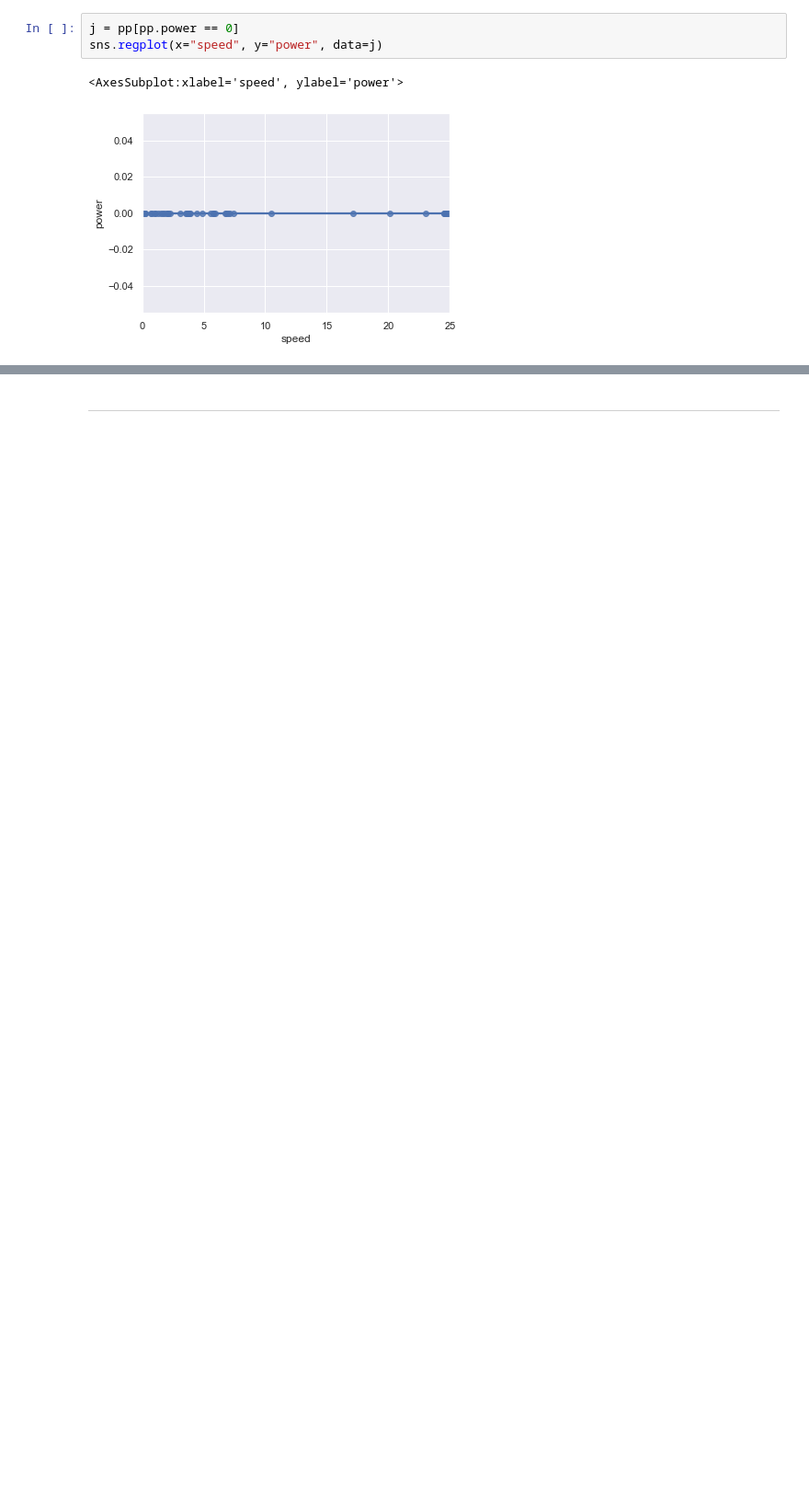
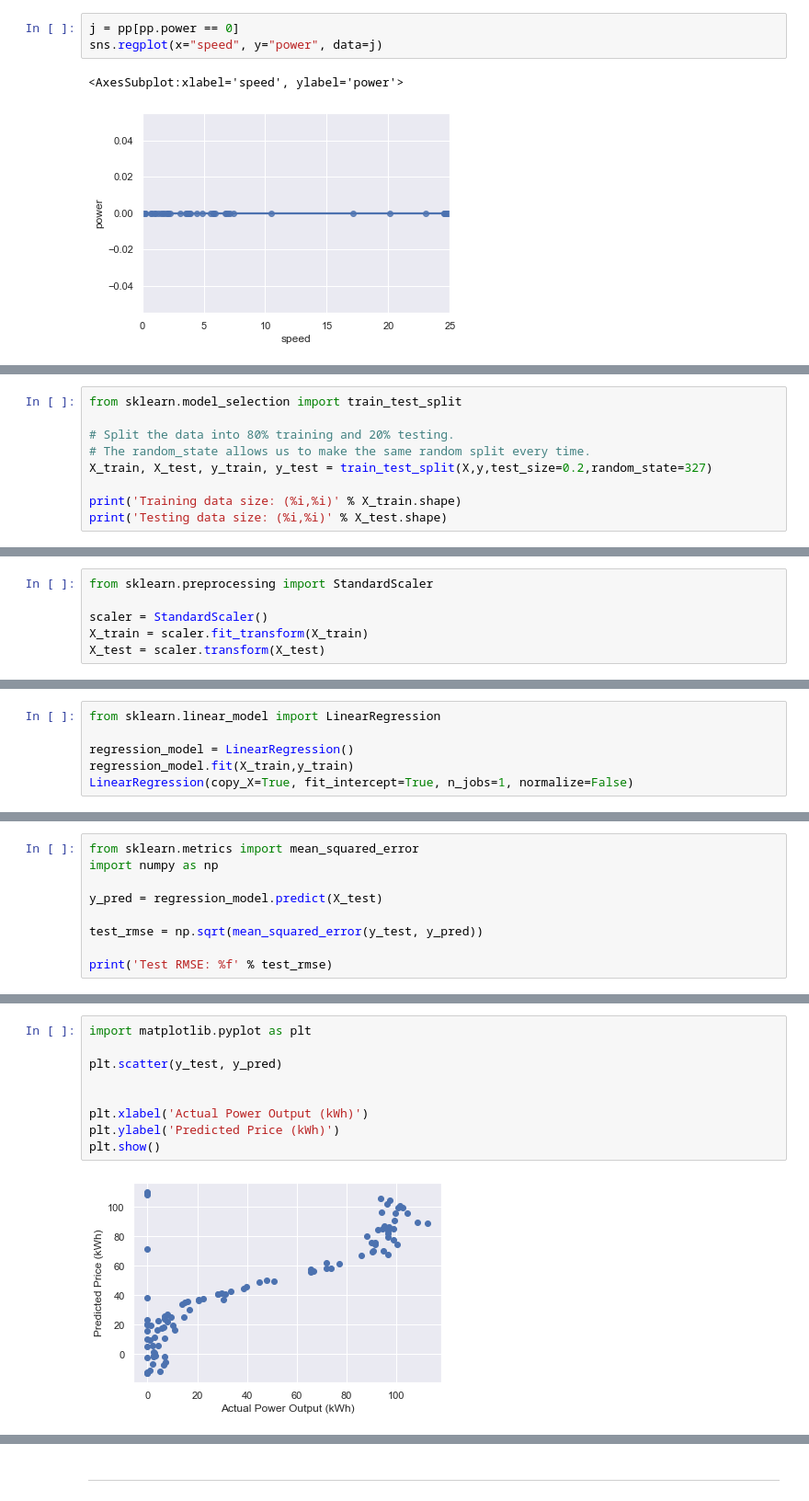
Before and after one commit to mhurley100/Machine-Learning-and-Statistics-Project, a Jupyter notebook: Machine Learning & Statistics Project 2020.ipynb, the cells around one changed output, grey strips where cells are left out. Shown at 92% size. Drawn from its saved outputs; the diff is of its cells as text; blank space fills up the shorter version.

Commit message:
Linear Regression Added

```diff
--- a/Machine Learning & Statistics Project 2020.ipynb
+++ b/Machine Learning & Statistics Project 2020.ipynb
@@ -253,0 +170,9 @@ In Keras, you do in-model data preprocessing via preprocessing layers.
+# %%
+from sklearn.model_selection import train_test_split
+
+# Split the data into 80% training and 20% testing.
+# The random_state allows us to make the same random split every time.
+X_train, X_test, y_train, y_test = train_test_split(X,y,test_size=0.2,random_state=327)
+
+print('Training data size: (%i,%i)' % X_train.shape)
+print('Testing data size: (%i,%i)' % X_test.shape)
@@ -253,0 +185,6 @@ In Keras, you do in-model data preprocessing via preprocessing layers.
+# %%
+from sklearn.preprocessing import StandardScaler
+
+scaler = StandardScaler()
+X_train = scaler.fit_transform(X_train)
+X_test = scaler.transform(X_test)
@@ -253,0 +215,6 @@ In Keras, you do in-model data preprocessing via preprocessing layers.
+# %%
+from sklearn.linear_model import LinearRegression
+
+regression_model = LinearRegression()
+regression_model.fit(X_train,y_train)
+LinearRegression(copy_X=True, fit_intercept=True, n_jobs=1, normalize=False)
@@ -253,0 +242,9 @@ In Keras, you do in-model data preprocessing via preprocessing layers.
+# %%
+from sklearn.metrics import mean_squared_error
+import numpy as np
+
+y_pred = regression_model.predict(X_test)
+
+test_rmse = np.sqrt(mean_squared_error(y_test, y_pred))
+
+print('Test RMSE: %f' % test_rmse)
@@ -253,0 +261,11 @@ In Keras, you do in-model data preprocessing via preprocessing layers.
+# %%
+import matplotlib.pyplot as plt
+
+plt.scatter(y_test, y_pred)
+
+
+plt.xlabel('Actual Power Output (kWh)')
+plt.ylabel('Predicted Price (kWh)')
+plt.show()
+# %% [output]
+[figure, added]
```
Also changed, not shown: parts of 48 cells of this notebook.
